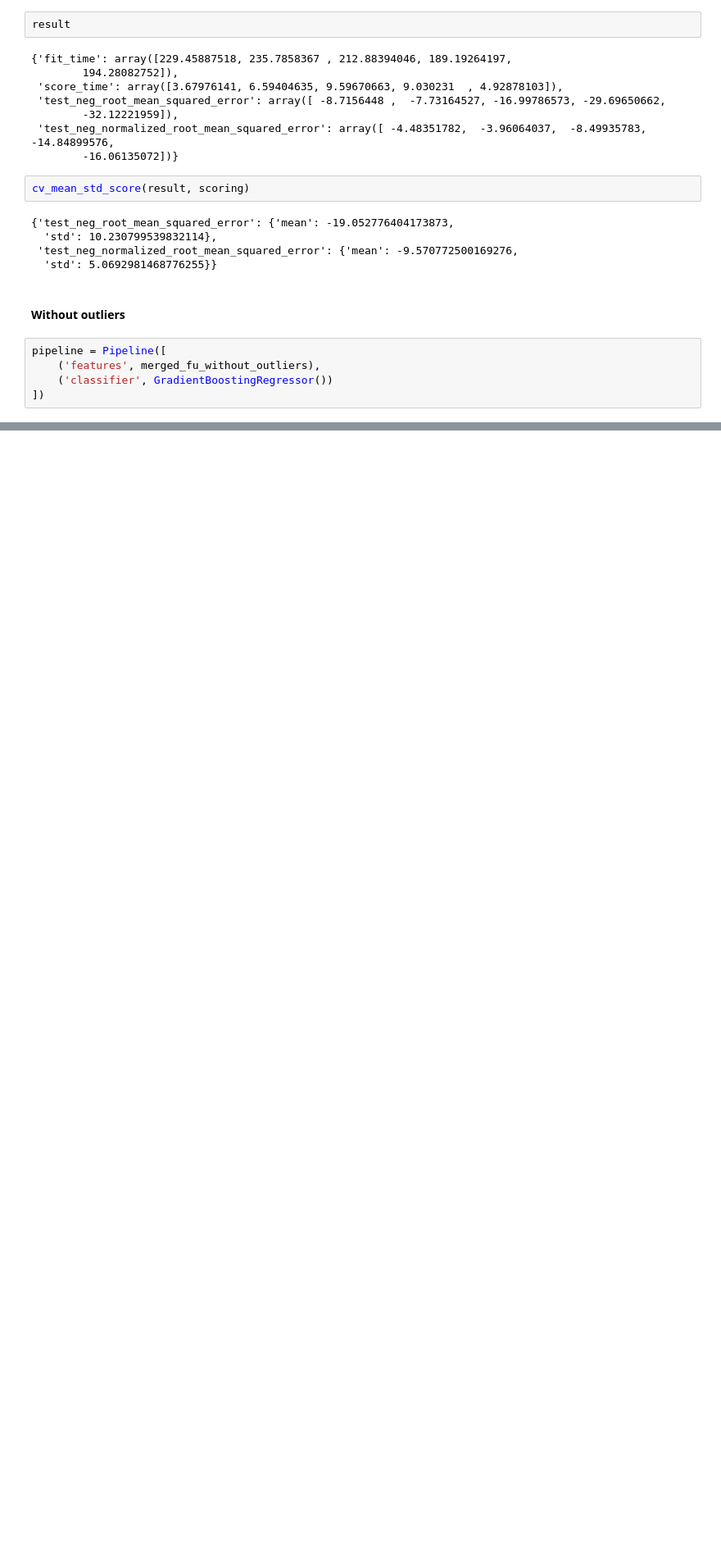
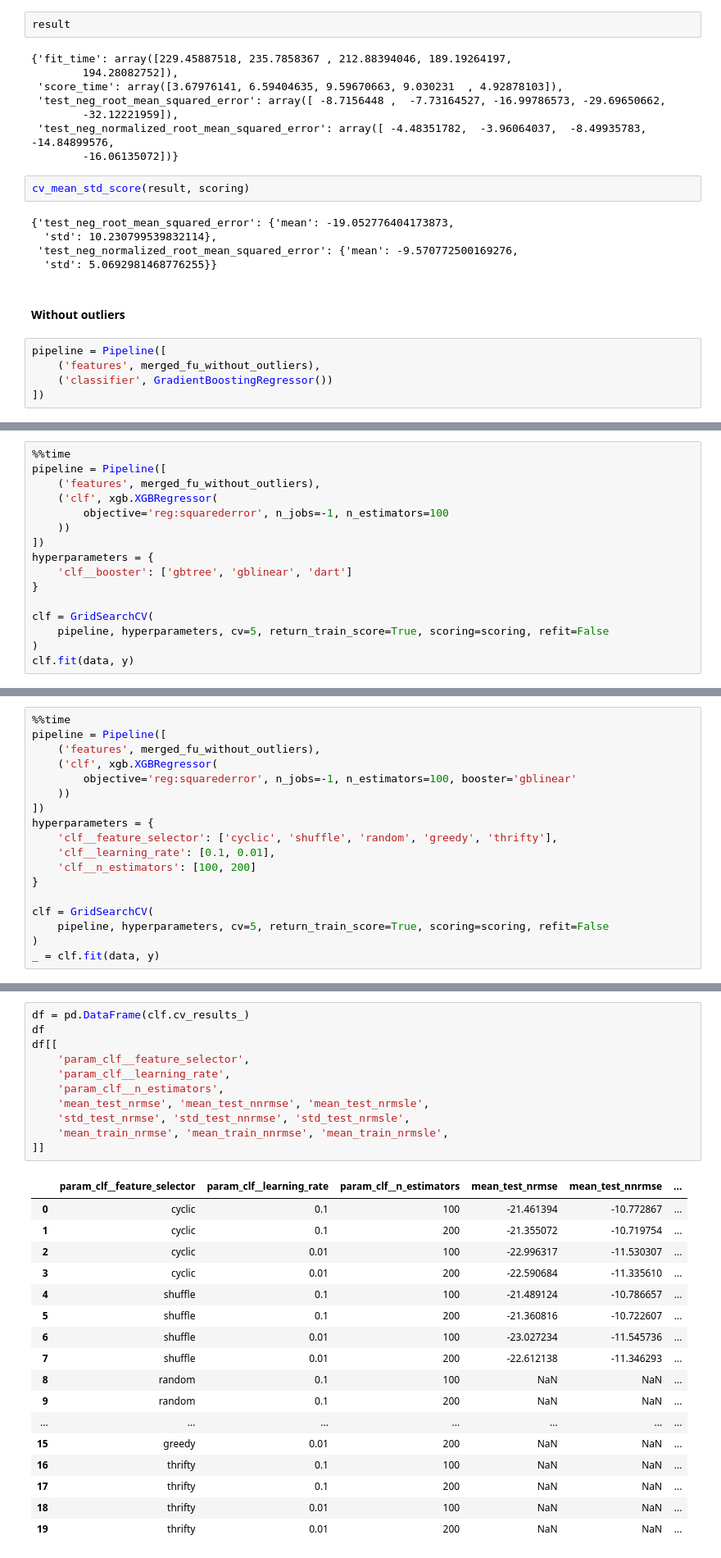
Before and after one commit to dmitana/fiit_knowledge_discovery_project, a Jupyter notebook: notebooks/experiments.ipynb, the cells around one changed output, grey strips where cells are left out. Shown at 82% size. Cells and saved outputs as stored; diff of their text form; blank space fills up the shorter version.

```diff
--- a/notebooks/experiments.ipynb
+++ b/notebooks/experiments.ipynb
@@ -221,0 +421,16 @@ cv_mean_std_score(result, scoring)
+# %%
+%%time
+pipeline = Pipeline([
+    ('features', merged_fu_without_outliers),
+    ('clf', xgb.XGBRegressor(
+        objective='reg:squarederror', n_jobs=-1, n_estimators=100
+    ))
+])
+hyperparameters = {
+    'clf__booster': ['gbtree', 'gblinear', 'dart']
+}
+
+clf = GridSearchCV(
+    pipeline, hyperparameters, cv=5, return_train_score=True, scoring=scoring, refit=False
+)
+clf.fit(data, y)
@@ -221,0 +504,18 @@ cv_mean_std_score(result, scoring)
+# %%
+%%time
+pipeline = Pipeline([
+    ('features', merged_fu_without_outliers),
+    ('clf', xgb.XGBRegressor(
+        objective='reg:squarederror', n_jobs=-1, n_estimators=100, booster='gblinear'
+    ))
+])
+hyperparameters = {
+    'clf__feature_selector': ['cyclic', 'shuffle', 'random', 'greedy', 'thrifty'],
+    'clf__learning_rate': [0.1, 0.01],
+    'clf__n_estimators': [100, 200]
+}
+
+clf = GridSearchCV(
+    pipeline, hyperparameters, cv=5, return_train_score=True, scoring=scoring, refit=False
+)
+_ = clf.fit(data, y)
@@ -221,0 +578,29 @@ cv_mean_std_score(result, scoring)
+# %%
+df = pd.DataFrame(clf.cv_results_)
+df
+df[[
+    'param_clf__feature_selector',
+    'param_clf__learning_rate',
+    'param_clf__n_estimators',
+    'mean_test_nrmse', 'mean_test_nnrmse', 'mean_test_nrmsle',
+    'std_test_nrmse', 'std_test_nnrmse', 'std_test_nrmsle',
+    'mean_train_nrmse', 'mean_train_nnrmse', 'mean_train_nrmsle',
+]]
+# %% [output]
+|  | param_clf__feature_selector | param_clf__learning_rate | param_clf__n_estimators | mean_test_nrmse | mean_test_nnrmse | ... |
+| 0 | cyclic | 0.1 | 100 | -21.461394 | -10.772867 | ... |
+| 1 | cyclic | 0.1 | 200 | -21.355072 | -10.719754 | ... |
+| 2 | cyclic | 0.01 | 100 | -22.996317 | -11.530307 | ... |
+| 3 | cyclic | 0.01 | 200 | -22.590684 | -11.335610 | ... |
+| 4 | shuffle | 0.1 | 100 | -21.489124 | -10.786657 | ... |
+| 5 | shuffle | 0.1 | 200 | -21.360816 | -10.722607 | ... |
+| 6 | shuffle | 0.01 | 100 | -23.027234 | -11.545736 | ... |
+| 7 | shuffle | 0.01 | 200 | -22.612138 | -11.346293 | ... |
+| 8 | random | 0.1 | 100 | NaN | NaN | ... |
+| 9 | random | 0.1 | 200 | NaN | NaN | ... |
+| ... | ... | ... | ... | ... | ... | ... |
+| 15 | greedy | 0.01 | 200 | NaN | NaN | ... |
+| 16 | thrifty | 0.1 | 100 | NaN | NaN | ... |
+| 17 | thrifty | 0.1 | 200 | NaN | NaN | ... |
+| 18 | thrifty | 0.01 | 100 | NaN | NaN | ... |
+| 19 | thrifty | 0.01 | 200 | NaN | NaN | ... |
```
Also changed, not shown: parts of 54 cells of this notebook, 1 other file.
